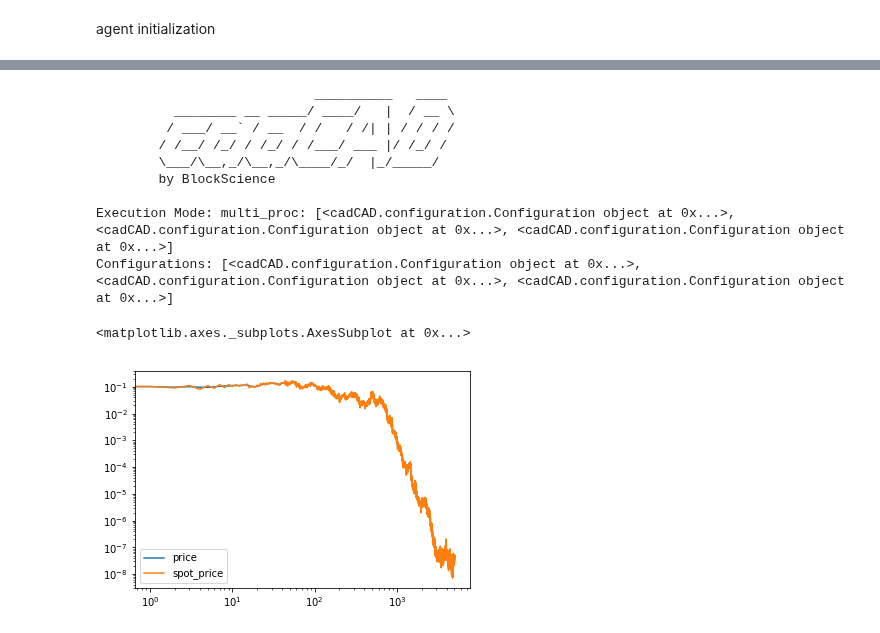
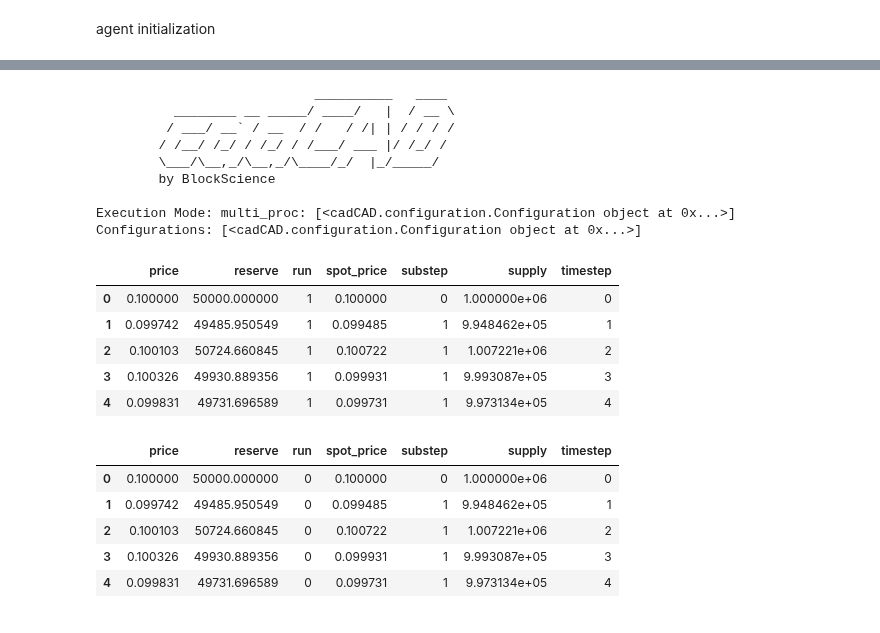
Before and after one commit to BlockScience/conviction, a Jupyter notebook: abc_sim-simpler.ipynb, the cells around one changed output, grey strips where cells are left out. Saved outputs shown, nothing was run; the diff lists cells and outputs as text; code cells hidden in the pictures.

```diff
--- a/abc_sim-simpler.ipynb
+++ b/abc_sim-simpler.ipynb
@@ -62,3 +32,12 @@ rules = ["step", "ramp", "martin"] # step or "ramp" or "martin"
+# %%
+#phi for exiting funds
+phi = 0
+
+#beta is param for armijo rule
+beta = .9
+
+#param for open loop
+rules = ["martin"] # step or "ramp" or "martin"
 # %%
 params= {
     'kappa': [kappa],
@@ -219,7 +198,7 @@ partial_state_update_blocks = [
 ]
 # %%
 time_periods_per_run = 5000
-monte_carlo_runs = 1
+monte_carlo_runs = 10
 
 from cadCAD.configuration.utils import config_sim
 simulation_parameters = config_sim({
@@ -274,6 +251,6 @@ for raw_result, tensor_field in run.execute():
         \___/\__,_/\__,_/\____/_/  |_/_____/
         by BlockScience
 
-Execution Mode: multi_proc: [<cadCAD.configuration.Configuration object at 0x...>, <cadCAD.configuration.Configuration object at 0x...>, <cadCAD.configuration.Configuration object at 0x...>]
-Configurations: [<cadCAD.configuration.Configuration object at 0x...>, <cadCAD.configuration.Configuration object at 0x...>, <cadCAD.configuration.Configuration object at 0x...>]
+Execution Mode: multi_proc: [<cadCAD.configuration.Configuration object at 0x...>]
+Configurations: [<cadCAD.configuration.Configuration object at 0x...>]
 # %%
@@ -281,6 +258,10 @@ experiment_index = 2
 df = results[experiment_index]['result']
-# %%
-df[['price', 'spot_price']].plot(logx=True,logy=True)
-# %% [output]
-<matplotlib.axes._subplots.AxesSubplot at 0x...>
-[figure, removed]
+# %%
+df.head()
+# %% [output]
+|  | price | reserve | run | spot_price | substep | supply | timestep |
+| 0 | 0.100000 | 50000.000000 | 1 | 0.100000 | 0 | 1.000000e+06 | 0 |
+| 1 | 0.099742 | 49485.950549 | 1 | 0.099485 | 1 | 9.948462e+05 | 1 |
+| 2 | 0.100103 | 50724.660845 | 1 | 0.100722 | 1 | 1.007221e+06 | 2 |
+| 3 | 0.100326 | 49930.889356 | 1 | 0.099931 | 1 | 9.993087e+05 | 3 |
+| 4 | 0.099831 | 49731.696589 | 1 | 0.099731 | 1 | 9.973134e+05 | 4 |
@@ -286,0 +278,9 @@ df[['price', 'spot_price']].plot(logx=True,logy=True)
+# %%
+df.head()
+# %% [output]
+|  | price | reserve | run | spot_price | substep | supply | timestep |
+| 0 | 0.100000 | 50000.000000 | 0 | 0.100000 | 0 | 1.000000e+06 | 0 |
+| 1 | 0.099742 | 49485.950549 | 0 | 0.099485 | 1 | 9.948462e+05 | 1 |
+| 2 | 0.100103 | 50724.660845 | 0 | 0.100722 | 1 | 1.007221e+06 | 2 |
+| 3 | 0.100326 | 49930.889356 | 0 | 0.099931 | 1 | 9.993087e+05 | 3 |
+| 4 | 0.099831 | 49731.696589 | 0 | 0.099731 | 1 | 9.973134e+05 | 4 |
```
Also changed, not shown: parts of 14 cells of this notebook, 1 other file.
